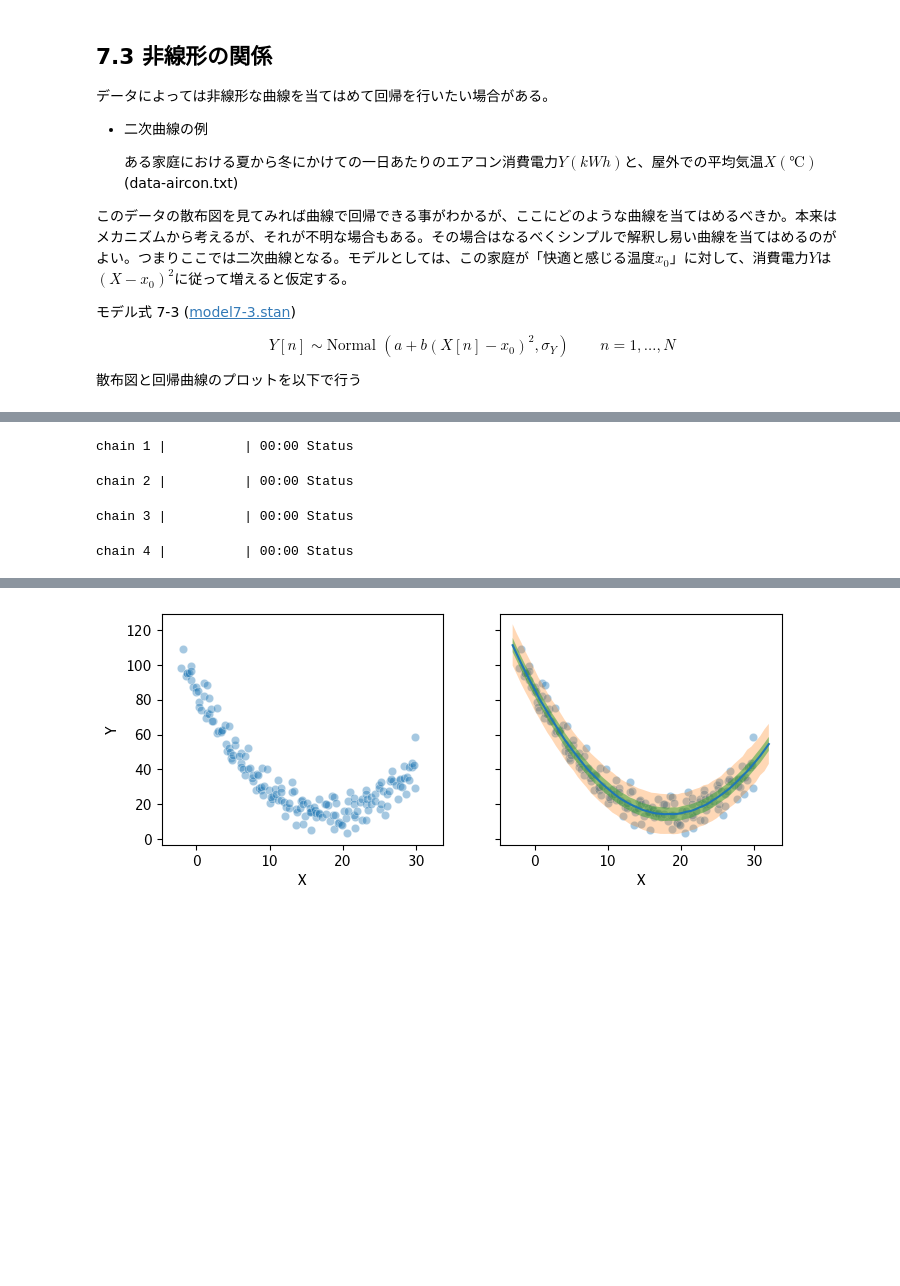
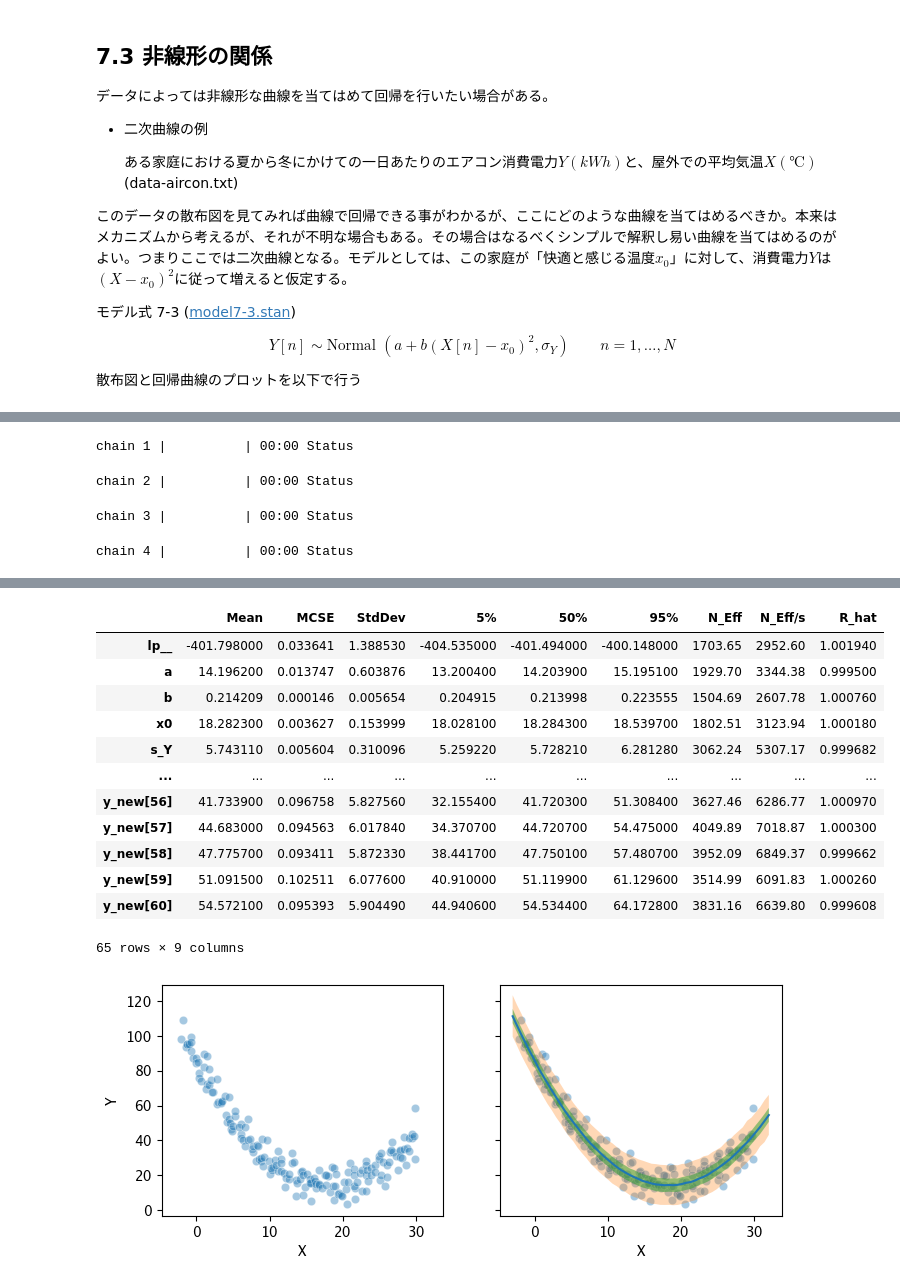
Before and after one commit to sato1214syun/RStanBook-Python, a Jupyter notebook: src/python_bayes/chap07.ipynb, the cells around one changed output, grey strips where cells are left out. Drawn from its saved outputs; the diff is of its cells as text; code cells hidden in the pictures; blank space fills up the shorter version.

```diff
--- a/src/python_bayes/chap07.ipynb
+++ b/src/python_bayes/chap07.ipynb
@@ -292,4 +292,5 @@ sm = sm = CmdStanModel(
     stan_file="chap07/model/model7-3.stan", cpp_options={"STAN_THREADS": "TRUE"}
 )
 fit = sm.sample(data=data, seed=1234)
+fit.summary()
 # %% [output]
@@ -302,3 +303,16 @@ chain 4 |          | 00:00 Status
+|  | Mean | MCSE | StdDev | 5% | 50% | 95% | N_Eff | N_Eff/s | R_hat |
+| lp__ | -401.798000 | 0.033641 | 1.388530 | -404.535000 | -401.494000 | -400.148000 | 1703.65 | 2952.60 | 1.001940 |
+| a | 14.196200 | 0.013747 | 0.603876 | 13.200400 | 14.203900 | 15.195100 | 1929.70 | 3344.38 | 0.999500 |
+| b | 0.214209 | 0.000146 | 0.005654 | 0.204915 | 0.213998 | 0.223555 | 1504.69 | 2607.78 | 1.000760 |
+| x0 | 18.282300 | 0.003627 | 0.153999 | 18.028100 | 18.284300 | 18.539700 | 1802.51 | 3123.94 | 1.000180 |
+| s_Y | 5.743110 | 0.005604 | 0.310096 | 5.259220 | 5.728210 | 6.281280 | 3062.24 | 5307.17 | 0.999682 |
+| ... | ... | ... | ... | ... | ... | ... | ... | ... | ... |
+| y_new[56] | 41.733900 | 0.096758 | 5.827560 | 32.155400 | 41.720300 | 51.308400 | 3627.46 | 6286.77 | 1.000970 |
+| y_new[57] | 44.683000 | 0.094563 | 6.017840 | 34.370700 | 44.720700 | 54.475000 | 4049.89 | 7018.87 | 1.000300 |
+| y_new[58] | 47.775700 | 0.093411 | 5.872330 | 38.441700 | 47.750100 | 57.480700 | 3952.09 | 6849.37 | 0.999662 |
+| y_new[59] | 51.091500 | 0.102511 | 6.077600 | 40.910000 | 51.119900 | 61.129600 | 3514.99 | 6091.83 | 1.000260 |
+| y_new[60] | 54.572100 | 0.095393 | 5.904490 | 44.940600 | 54.534400 | 64.172800 | 3831.16 | 6639.80 | 0.999608 |
+65 rows × 9 columns
 # %%
 from matplotlib import pyplot as plt
 import seaborn as sns
```
Also changed, not shown: parts of 16 cells of this notebook, 18 other files.
